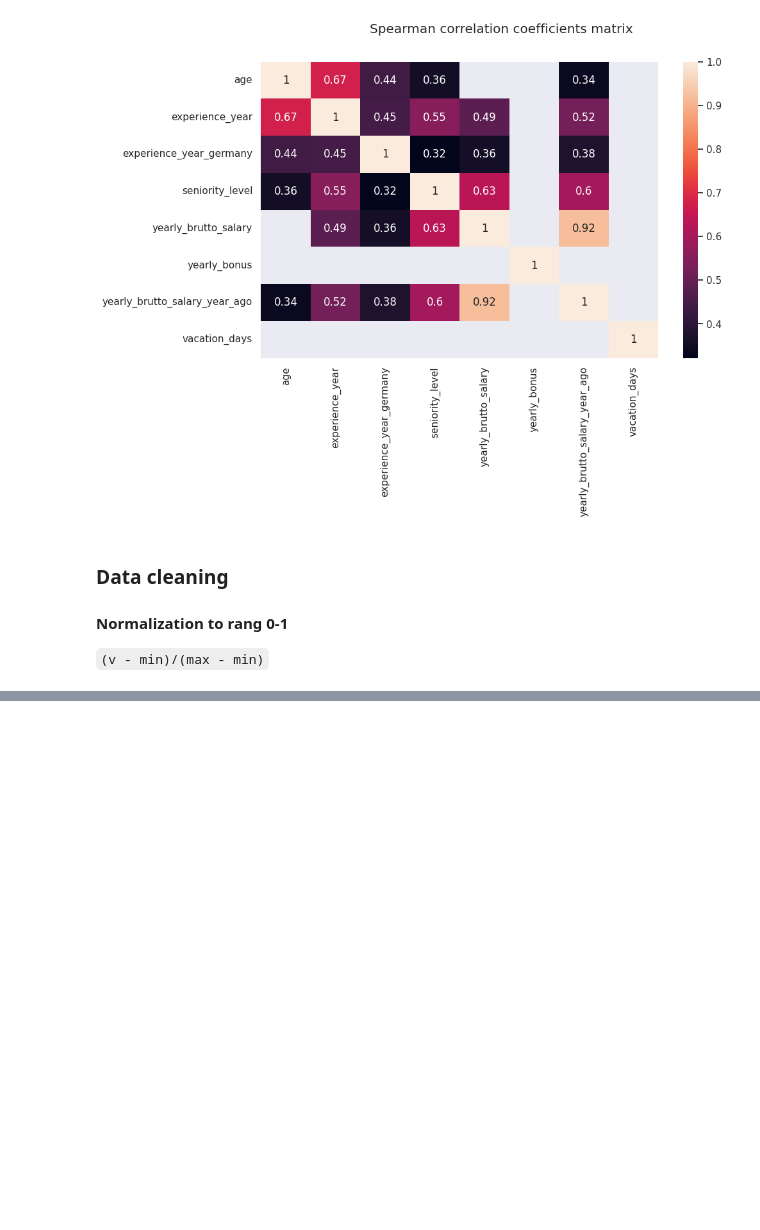
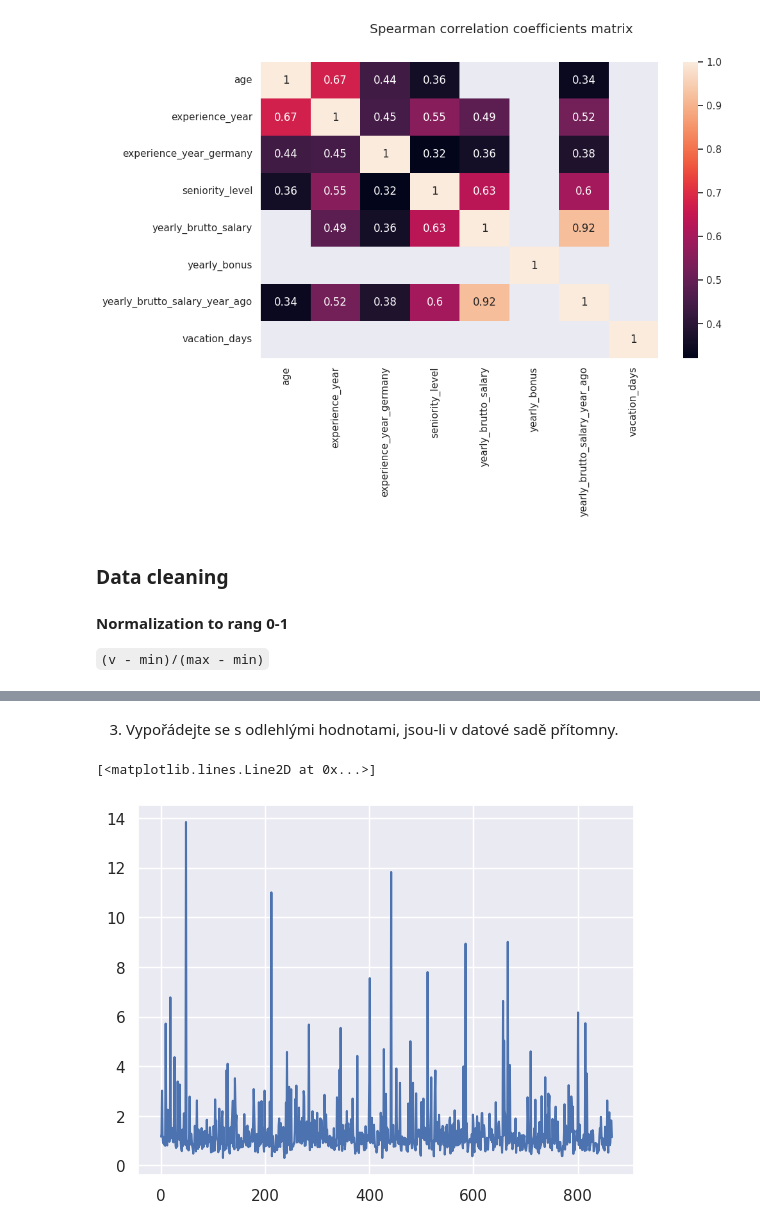
Before and after one commit to x00Pavel/Data-Storage-and-Preparation-projects, a Jupyter notebook: projekt-2/main.ipynb, the cells around one changed output, grey strips where cells are left out. Drawn from its saved outputs; the diff is of its cells as text; code cells hidden in the pictures; blank space fills up the shorter version.

```diff
--- a/projekt-2/main.ipynb
+++ b/projekt-2/main.ipynb
@@ -422,0 +441,2 @@ plt.show()
+# %%
+d1 = d1.drop(columns=["Timestamp", "experience_year_germany", "vacation_days", "yearly_bonus", "main_tech"])
@@ -440,3 +462,11 @@ company_size                      0
 company_type                      3
 lost_job                          8
 dtype: int64
+# %%
+d1["lost_job"] = d1["lost_job"].fillna(False)
+d1["other_tech"] = d1["other_tech"].fillna("")
+
+for column in d1.columns:
+    if d1[column].isna().sum() > 0:
+        d1[column] = d1[column].fillna(d1[column].mode().iloc[0])
+print(d1.describe())
@@ -442,0 +493,14 @@ dtype: int64
+# %% [markdown]
+3. Vypořádejte se s odlehlými hodnotami, jsou-li v datové sadě přítomny.
+# %%
+from sklearn.neighbors import NearestNeighbors
+nbrs = NearestNeighbors(n_neighbors = 7)
+nbrs.fit(d1[["age", "experience_year", "yearly_brutto_salary", "yearly_brutto_salary_year_ago"]])
+# distances and indexes of k-neaighbors from model outputs
+distances, indexes = nbrs.kneighbors(d1[[
+    "age", "experience_year", "yearly_brutto_salary", "yearly_brutto_salary_year_ago"]])
+# plot mean of k-distances of each observation
+plt.plot(distances.mean(axis=1))
+# %% [output]
+[<matplotlib.lines.Line2D at 0x...>]
+[figure, added]
```
Also changed, not shown: parts of 23 cells of this notebook.
